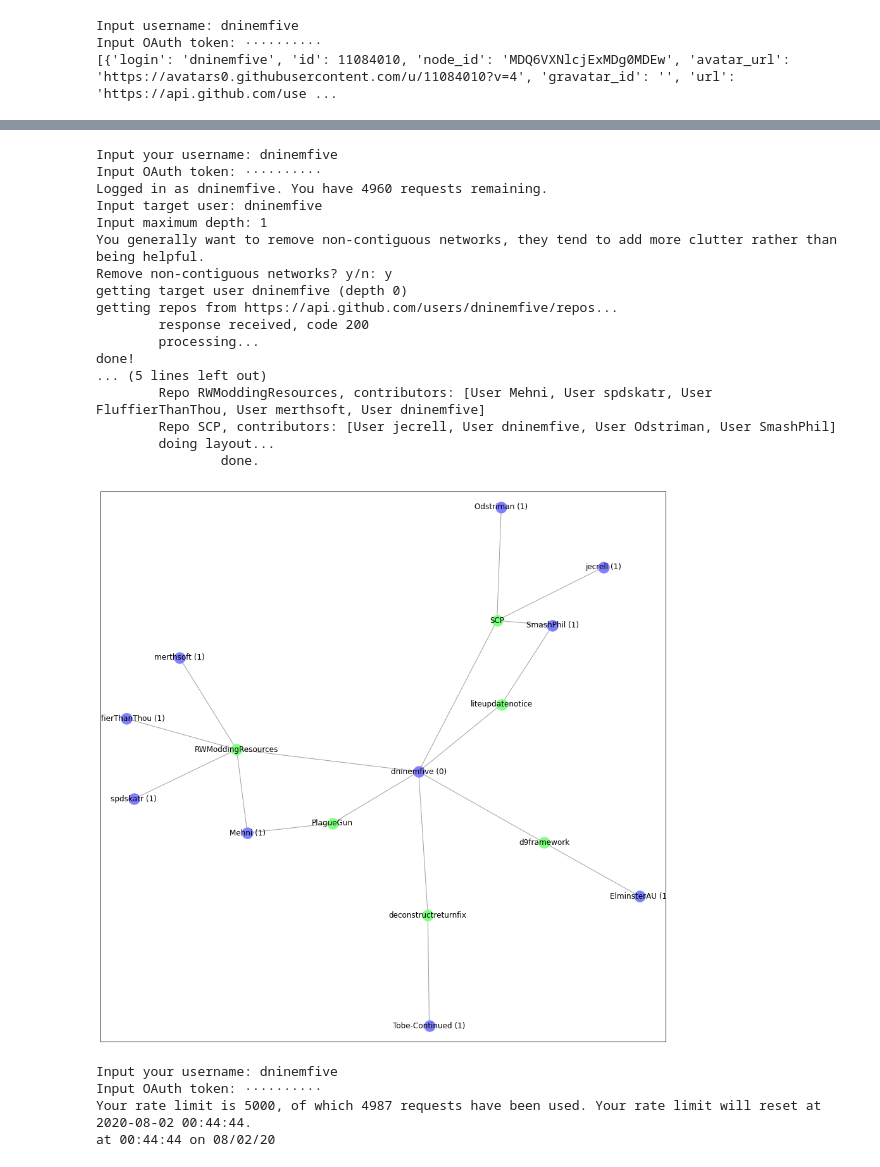
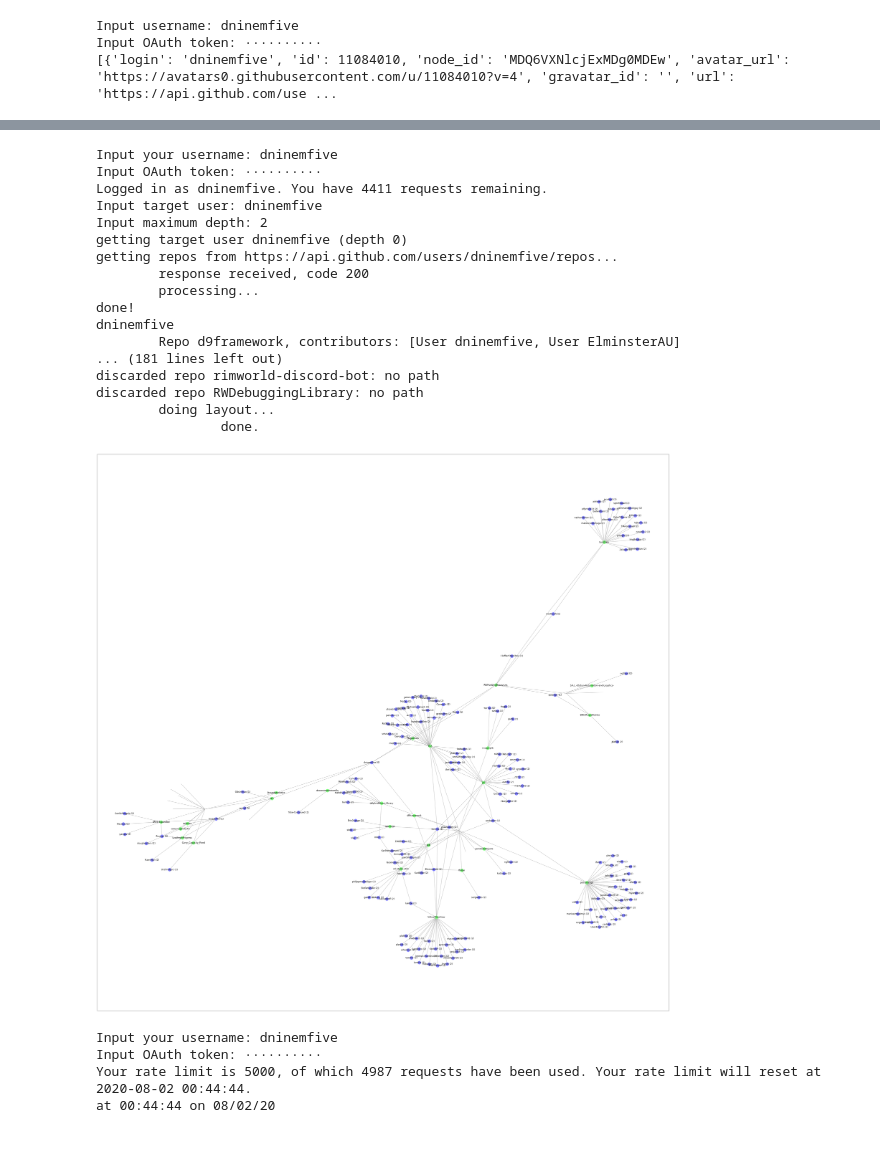
Before and after one commit to dninemfive/githubnetworkprofiler, a Jupyter notebook: githubnetworkprofiler.ipynb, the cells around one changed output, grey strips where cells are left out. Saved outputs shown, nothing was run; the diff lists cells and outputs as text; code cells hidden in the pictures.

Commit message:
Well, it *kinda* works for depth>1 now

```diff
--- a/githubnetworkprofiler.ipynb
+++ b/githubnetworkprofiler.ipynb
@@ -608,13 +613,12 @@ def construct_graph(target_user, max_depth, login):
       if len(cur_target) < 1: continue
       profiled_users.add(cur_target)
       for repo in get_repos('https://api.github.com/users/' + cur_target + '/repos', login):
+        g.add_edge(cur_target, repo.name_for_graph)
         reposet.add(repo.name_for_graph)
-        try:
-          nx.shortest_path_length(g, source=target_user_User.name_for_graph, target=repo.name_for_graph)
-        except:
+        if get_dist(g, target_user_User.name_for_graph, repo.name_for_graph) == -1:
           reposet.remove(repo.name_for_graph)
-          g.remove_node(repo)
-          print('discarded repo ' + repo.name + ', no path')
+          g.remove_node(repo.name_for_graph)
+          print('discarded repo ' + repo.name + ': no path')
           continue
         repo.get_contributors(login)
         if repo.num_contributors < 2:
@@ -623,11 +627,10 @@ def construct_graph(target_user, max_depth, login):
         for user in repo.contributors:
           g.add_edge(user.name_for_graph, repo.name_for_graph)
           userset.add(user.name_for_graph)
-          try:
-              nx.shortest_path_length(g, source=target_user_User.name_for_graph, target=user.name_for_graph)
-              if not already_profiled(user, profiled_users):
-                users_to_profile_next.add(user.name)
-          except:
+          if get_dist(g, source=target_user_User.name_for_graph, target=user.name_for_graph) > -1:
+            if not already_profiled(user, profiled_users):
+              users_to_profile_next.add(user.name)
+          else:
               userset.remove(user.name_for_graph)
               g.remove_node(user.name_for_graph)
               print('discarded user ' + user.name + ', no path')
@@ -652,47 +655,49 @@ def show_graph(reposet, userset, target_user, g):
   # todo: scale repos to number of commits
   nx.draw_networkx_nodes(g, pos, nodelist=reposet, node_color='#80ff80')
   nx.draw_networkx_nodes(g, pos, nodelist=userset, node_color='#8080ff')
+  # missing_nodes = set(g.nodes).difference(reposet.union(userset))
+  # nx.draw_networkx_nodes(g, pos, nodeset=missing_nodes, node_color='#b0b0b0')
   nx.draw_networkx_edges(g, pos, edge_color='#a0a0a0')
   nx.draw_networkx_labels(g, pos, labels)
   plt.axis("equal")
   plt.show()
 
 def do_program():
   username, token = get_login()
   success = True
   try:
     target_user = get_target_user((username, token))
   except Exception as e:
     print('Caught exception during execution: ' + str(e))
     success = False
   if success:
     max_depth = ask_for_max_depth()
-    remove_non_contig = ask_remove_non_contiguous()
+    # remove_non_contig = ask_remove_non_contiguous()
     reposet, userset, g = construct_graph(target_user, max_depth, (username, token))
     show_graph(reposet, userset, target_user, g)
 
 # set debug things to print
 debug = True
 do_program()
 # %% [output]
 Input your username: dninemfive
 Input OAuth token: ··········
-Logged in as dninemfive. You have 4960 requests remaining.
+Logged in as dninemfive. You have 4411 requests remaining.
 Input target user: dninemfive
-Input maximum depth: 1
-You generally want to remove non-contiguous networks, they tend to add more clutter rather than being helpful.
-Remove non-contiguous networks? y/n: y
+Input maximum depth: 2
 getting target user dninemfive (depth 0)
 getting repos from https://api.github.com/users/dninemfive/repos...
         response received, code 200
         processing...
 done!
-... (5 lines left out)
-        Repo RWModdingResources, contributors: [User Mehni, User spdskatr, User FluffierThanThou, User merthsoft, User dninemfive]
-        Repo SCP, contributors: [User jecrell, User dninemfive, User Odstriman, User SmashPhil]
+dninemfive
+        Repo d9framework, contributors: [User dninemfive, User ElminsterAU]
+... (181 lines left out)
+discarded repo rimworld-discord-bot: no path
+discarded repo RWDebuggingLibrary: no path
         doing layout...
                 done.
-[figure, old version]
+[figure, new version]
 # %%
 # quickly see if I can get rate limiting info
 import requests
```
Also changed, not shown: parts of 1 cell of this notebook.
